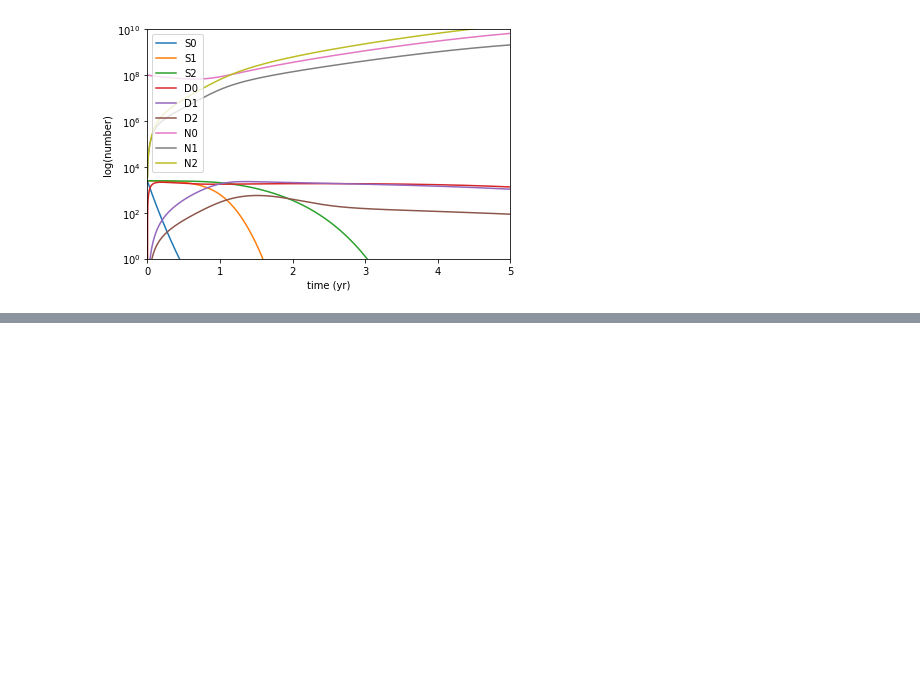
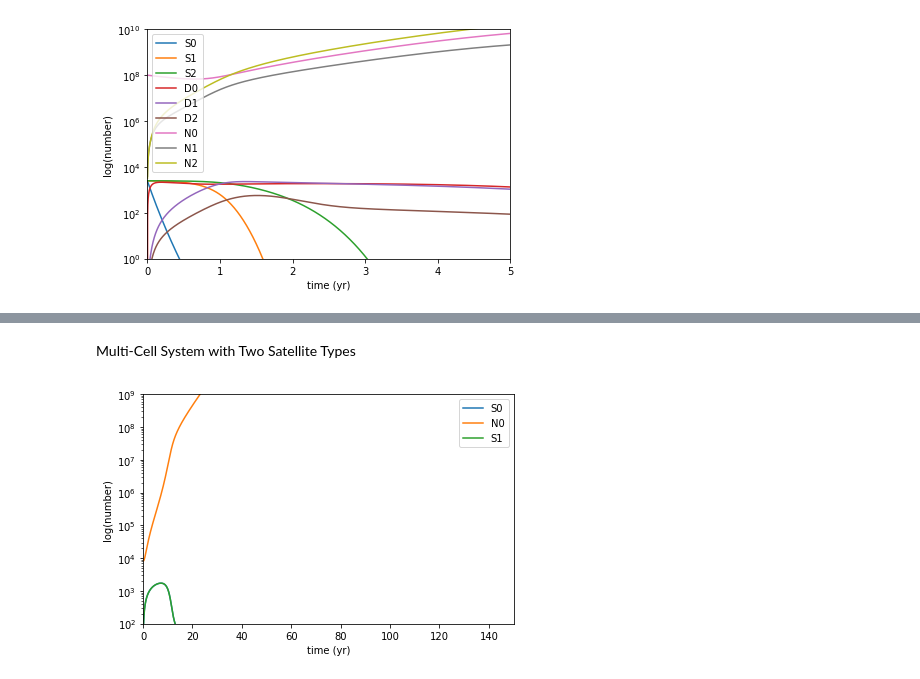
Before and after one commit to JustinLaw-D/debris-simulations, a Jupyter notebook: NCell_sims2.ipynb, the cells around one changed output, grey strips where cells are left out. Drawn from its saved outputs; the diff is of its cells as text; code cells hidden in the pictures; blank space fills up the shorter version.

```diff
--- a/NCell_sims2.ipynb
+++ b/NCell_sims2.ipynb
@@ -285,0 +340,2 @@ plt.show()
+# %% [markdown]
+Multi-Cell System with Two Satellite Types
@@ -285,0 +367,33 @@ plt.show()
+# %%
+atmosphere.run_sim_precor(T, mindtfactor=10000)
+# %%
+t = atmosphere.get_t()
+S0 = atmosphere.get_S()[0][0]
+SD0 = atmosphere.get_SD()[0][0]
+D0 = atmosphere.get_D()[0][0]
+N0 = atmosphere.get_N()[0]
+S1 = atmosphere.get_S()[0][1]
+SD1 = atmosphere.get_SD()[0][1]
+D1 = atmosphere.get_D()[0][1]
+# %%
+import matplotlib.pyplot as plt
+
+fig, ax1 = plt.subplots()
+ax1.set_xlabel('time (yr)')
+ax1.set_ylabel('log(number)')
+ax1.set_yscale('log')
+ax1.plot(t, S0, label='S0')
+#ax1.plot(t, SD0, label='SD0')
+#ax1.plot(t, D0, label='D0')
+ax1.plot(t, N0, label='N0')
+ax1.plot(t, S1, label='S1')
+#ax1.plot(t, SD1, label='SD1')
+#ax1.plot(t, D1, label='D1')
+ax1.set_ylim(100, 1e9)
+ax1.set_xlim(0,T)
+ax1.legend()
+
+fig.tight_layout()  # otherwise the right y-label is slightly clipped
+plt.show()
+# %% [output]
+[figure, added]
```
Also changed, not shown: parts of 6 cells of this notebook.
